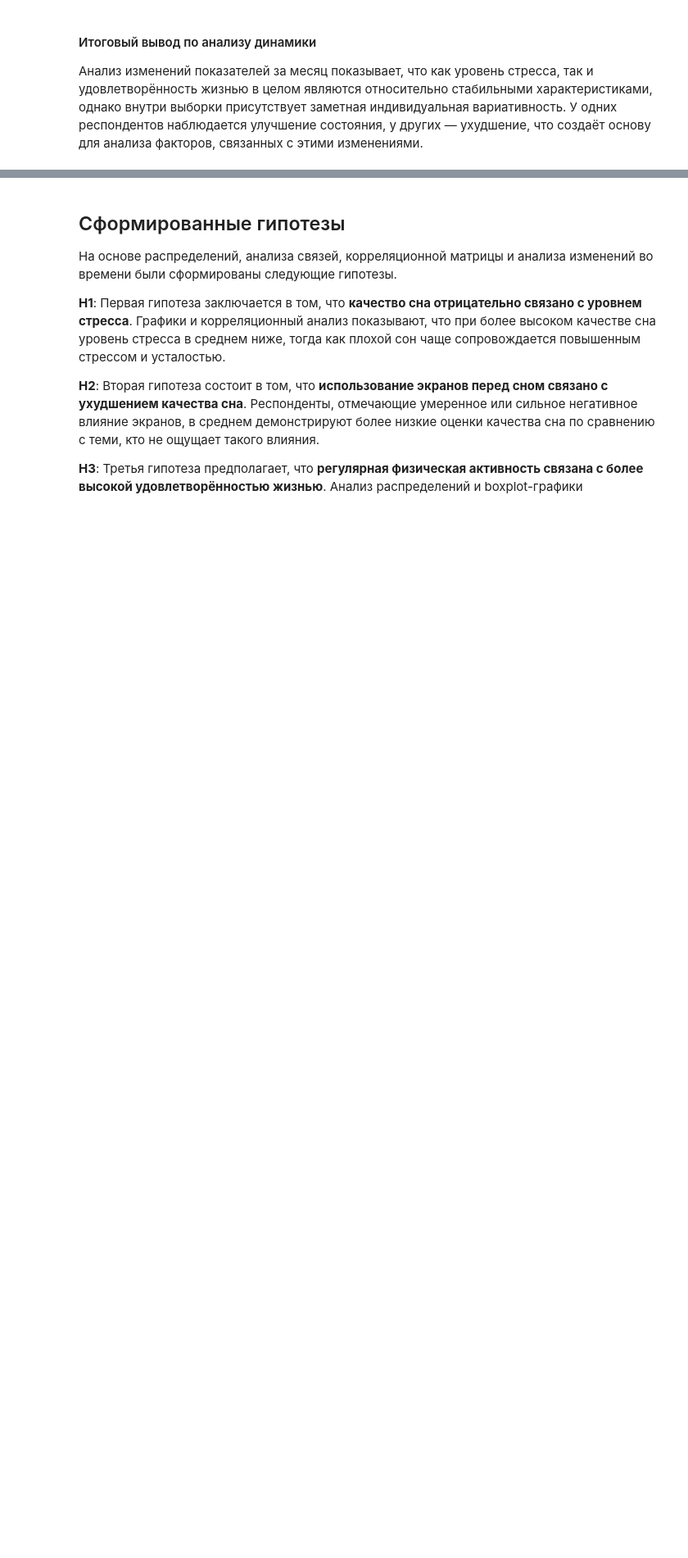
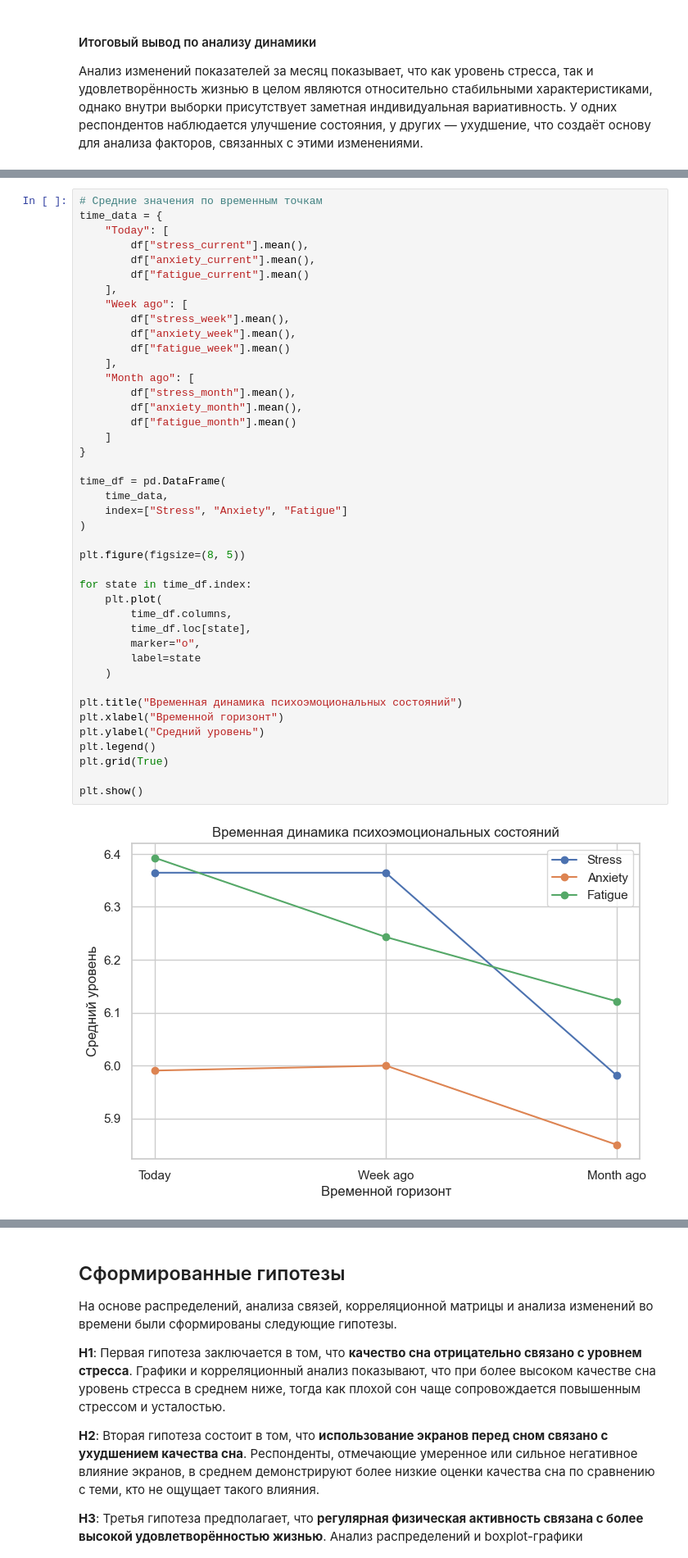
Before and after one commit to JohnnyIsNotAvailable/data-mining-final-2025f, a Jupyter notebook: notebooks/02_EDA.ipynb, the cells around one changed output, grey strips where cells are left out. Shown at 82% size. Drawn from its saved outputs; the diff is of its cells as text; blank space fills up the shorter version.

```diff
--- a/notebooks/02_EDA.ipynb
+++ b/notebooks/02_EDA.ipynb
@@ -387,0 +446,44 @@ plt.show()
+# %%
+# Средние значения по временным точкам
+time_data = {
+    "Today": [
+        df["stress_current"].mean(),
+        df["anxiety_current"].mean(),
+        df["fatigue_current"].mean()
+    ],
+    "Week ago": [
+        df["stress_week"].mean(),
+        df["anxiety_week"].mean(),
+        df["fatigue_week"].mean()
+    ],
+    "Month ago": [
+        df["stress_month"].mean(),
+        df["anxiety_month"].mean(),
+        df["fatigue_month"].mean()
+    ]
+}
+
+time_df = pd.DataFrame(
+    time_data,
+    index=["Stress", "Anxiety", "Fatigue"]
+)
+
+plt.figure(figsize=(8, 5))
+
+for state in time_df.index:
+    plt.plot(
+        time_df.columns,
+        time_df.loc[state],
+        marker="o",
+        label=state
+    )
+
+plt.title("Временная динамика психоэмоциональных состояний")
+plt.xlabel("Временной горизонт")
+plt.ylabel("Средний уровень")
+plt.legend()
+plt.grid(True)
+
+plt.show()
+# %% [output]
+[figure, added]
```
Also changed, not shown: parts of 12 cells of this notebook.
